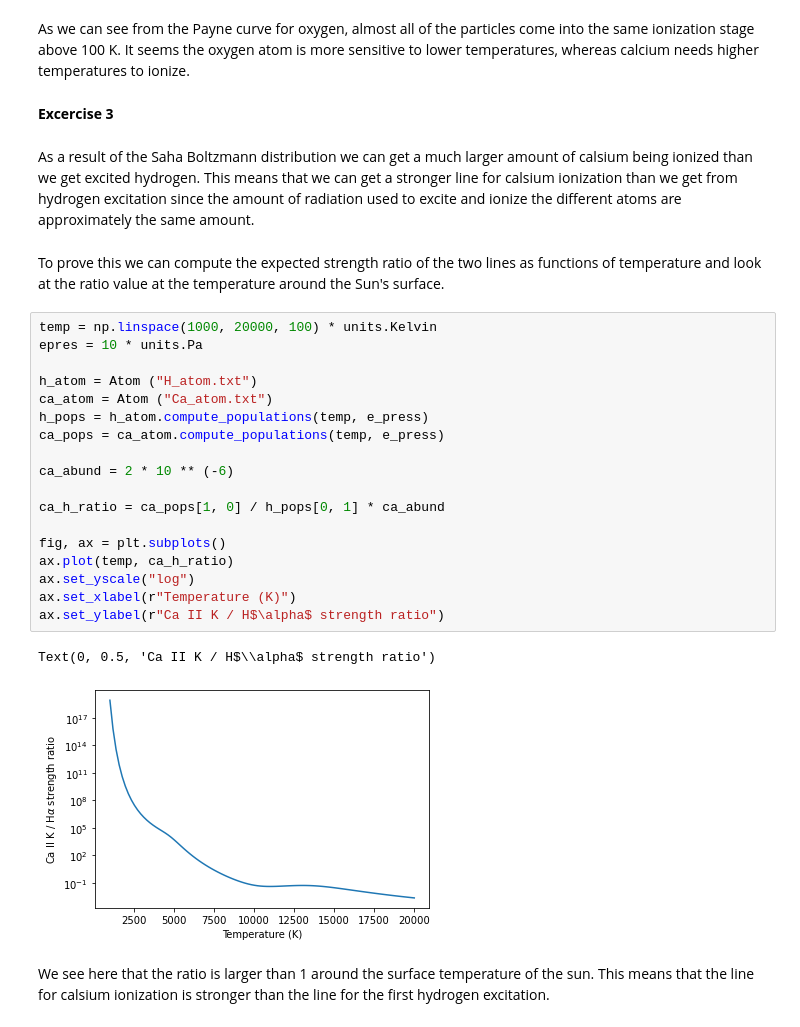
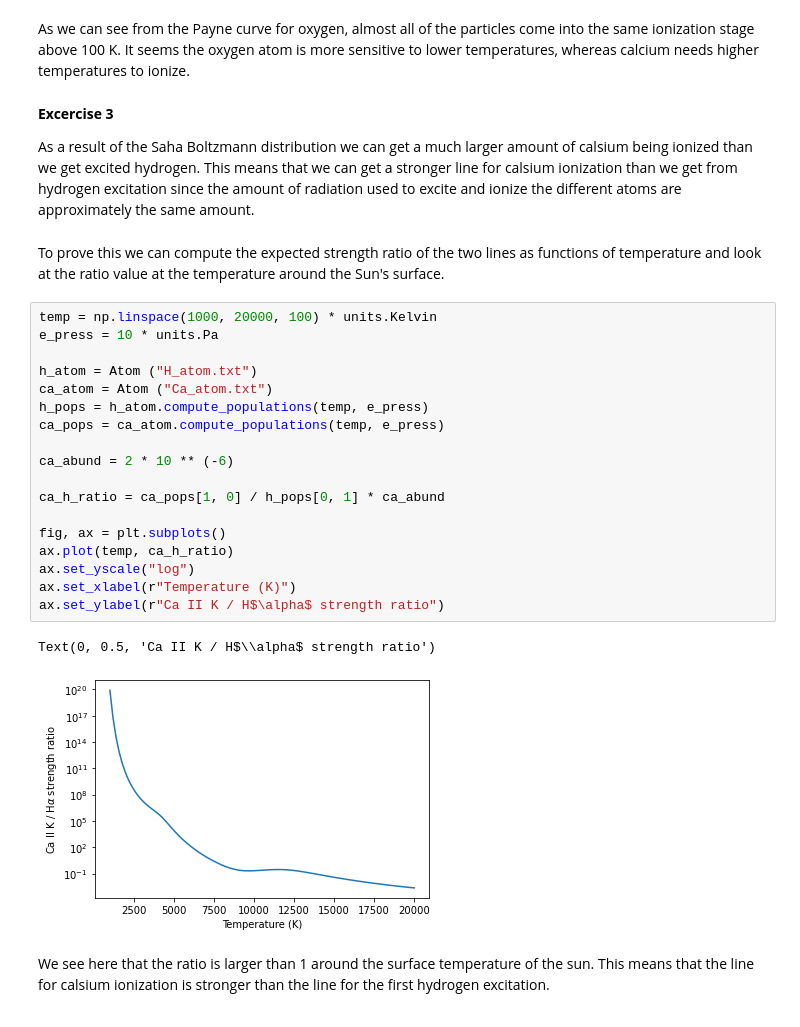
Before and after one commit to meudnaes/AST4310, a Jupyter notebook: project1.ipynb, the cells around one changed output. Cells and saved outputs as stored; diff of their text form.

```diff
--- a/project1.ipynb
+++ b/project1.ipynb
@@ -233,32 +236,32 @@ OSError: O_atom.txt not found.
 # %% [markdown]
 As we can see from the Payne curve for oxygen, almost all of the particles come into the same ionization stage above 100 K. It seems the oxygen atom is more sensitive to lower temperatures, whereas calcium needs higher temperatures to ionize.
-# %% [markdown]
-**Excercise 3**
 # %% [markdown]
+**Excercise 3**
+
 As a result of the Saha Boltzmann distribution we can get a much larger amount of calsium being ionized than we get excited hydrogen. This means that we can get a stronger line for calsium ionization than we get from hydrogen excitation since the amount of radiation used to excite and ionize the different atoms are approximately the same amount.
 # %% [markdown]
 To prove this we can compute the expected strength ratio of the two lines as functions of temperature and look at the ratio value at the temperature around the Sun's surface.
 # %%
 temp = np.linspace(1000, 20000, 100) * units.Kelvin
-epres = 10 * units.Pa
+e_press = 10 * units.Pa
 
 h_atom = Atom ("H_atom.txt")
 ca_atom = Atom ("Ca_atom.txt")
 h_pops = h_atom.compute_populations(temp, e_press)
 ca_pops = ca_atom.compute_populations(temp, e_press)
 
 ca_abund = 2 * 10 ** (-6)
 
 ca_h_ratio = ca_pops[1, 0] / h_pops[0, 1] * ca_abund
 
 fig, ax = plt.subplots()
 ax.plot(temp, ca_h_ratio)
 ax.set_yscale("log")
 ax.set_xlabel(r"Temperature (K)")
 ax.set_ylabel(r"Ca II K / H$\alpha$ strength ratio")
 # %% [output]
 Text(0, 0.5, 'Ca II K / H$\\alpha$ strength ratio')
-[figure, old version]
+[figure, new version]
 # %% [markdown]
 We see here that the ratio is larger than 1 around the surface temperature of the sun. This means that the line for calsium ionization is stronger than the line for the first hydrogen excitation.
 # %% [markdown]
```
Also changed, not shown: parts of 7 cells of this notebook.
